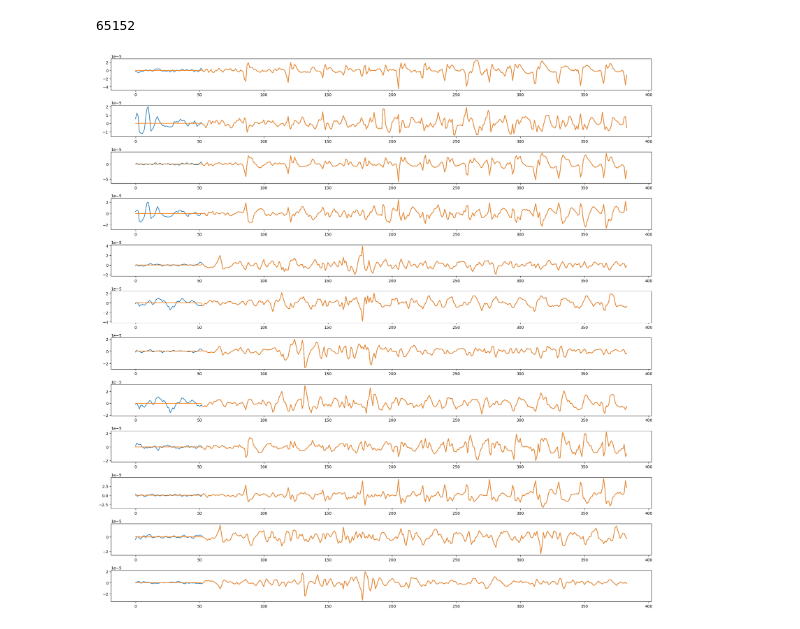
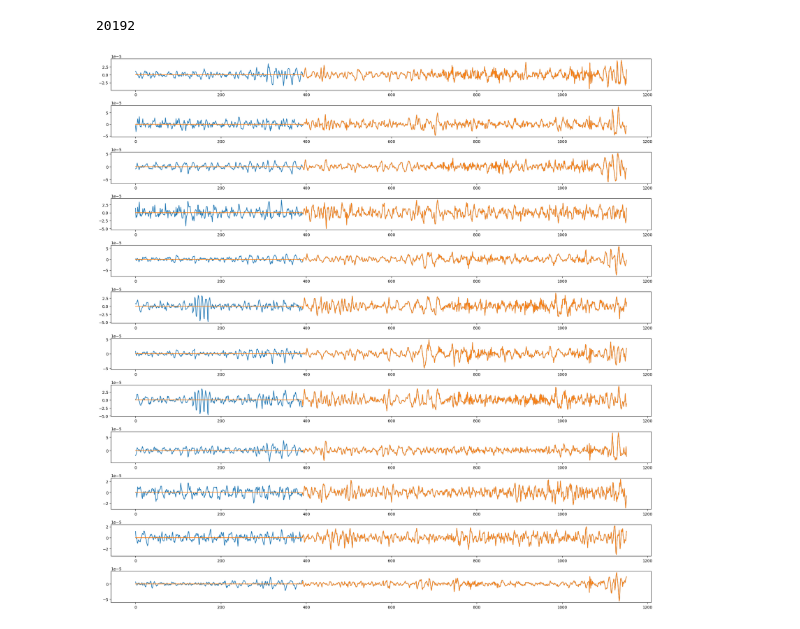
Before and after one commit to Dinuka-1999/BraiNeoCare, a Jupyter notebook: XAImodel.ipynb, the cells around one changed output. Saved outputs shown, nothing was run; the diff lists cells and outputs as text; code cells hidden in the pictures.

```diff
--- a/XAImodel.ipynb
+++ b/XAImodel.ipynb
@@ -30,3 +25,3 @@ For more information see: https://github.com/tensorflow/addons/issues/2807
 # %%
-EEG,labels=rs.read_file("../BraiNeoCare/Datasets/zenodo_eeg/eeg19.edf",19)
+EEG,labels=rs.read_a_file("../BraiNeoCare/Datasets/zenodo_eeg/eeg22.edf",22,plot_=True)
 # %% [output]
@@ -72,18 +88,18 @@ std=x_train.std()
 # %%
-2036*32
+631*32
 # %% [output]
-65152
+20192
 # %%
 fig,ax=plt.subplots(12,1,figsize=(20,20))
-lb=65100
-ub=65100+384
+lb=19800
+ub=19800+36*32
 for r in range(12):
     ax[r].plot(EEG[r][lb:ub])
     ax[r].plot(labels[r][lb:ub])
     # ax[r].set_title(channel_names[r])
 fig.tight_layout()
 plt.show()
 # %% [output]
-[figure, old version]
+[figure, new version]
 # %%
 channel_names=["Fp1-T3","T3-O1","Fp1-C3","C3-O1","Fp2-C4","C4-O2","Fp2-T4","T4-O2","T3-C3","C3-Cz","Cz-C4","C4-T4"]
```
Also changed, not shown: parts of 8 cells of this notebook, 2 other files.
